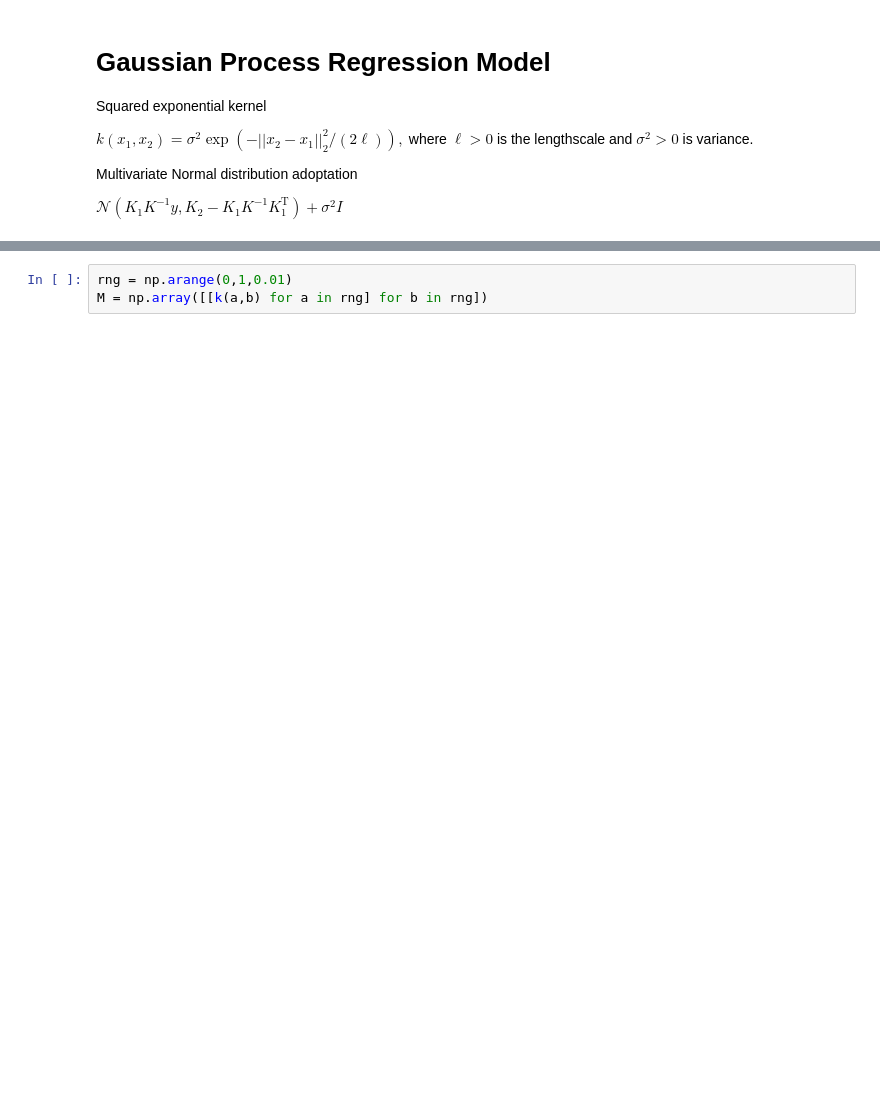
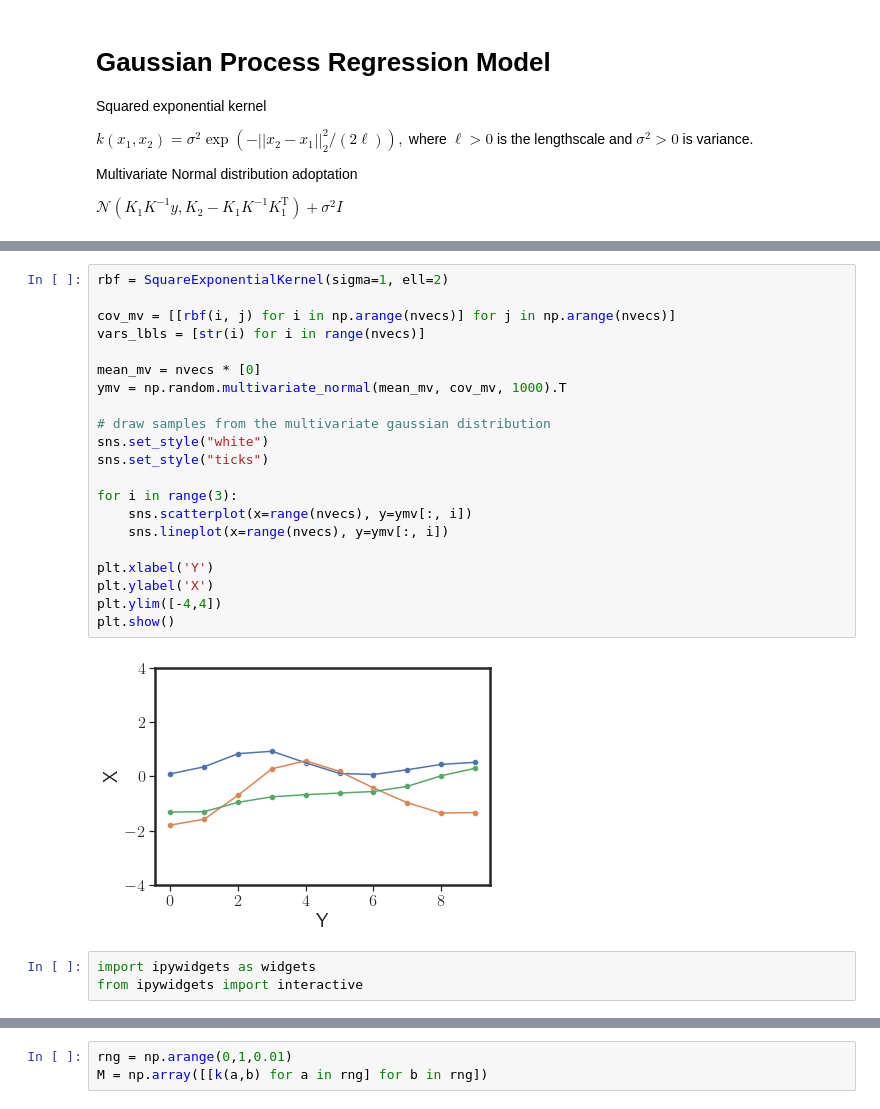
Before and after one commit to denyskononenko/datasciencesnippets, a Jupyter notebook: gpr/gpr.ipynb, the cells around one changed output, grey strips where cells are left out. Drawn from its saved outputs; the diff is of its cells as text; blank space fills up the shorter version.

Commit message:
feat: interactive GPR update

```diff
--- a/gpr/gpr.ipynb
+++ b/gpr/gpr.ipynb
@@ -38,0 +150,26 @@ class GPR:
+# %%
+rbf = SquareExponentialKernel(sigma=1, ell=2)
+
+cov_mv = [[rbf(i, j) for i in np.arange(nvecs)] for j in np.arange(nvecs)]
+vars_lbls = [str(i) for i in range(nvecs)]
+
+mean_mv = nvecs * [0]
+ymv = np.random.multivariate_normal(mean_mv, cov_mv, 1000).T
+
+# draw samples from the multivariate gaussian distribution
+sns.set_style("white")
+sns.set_style("ticks")
+
+for i in range(3):
+    sns.scatterplot(x=range(nvecs), y=ymv[:, i])
+    sns.lineplot(x=range(nvecs), y=ymv[:, i])
+
+plt.xlabel('Y')
+plt.ylabel('X')
+plt.ylim([-4,4])
+plt.show()
+# %% [output]
+[figure, added]
+# %%
+import ipywidgets as widgets
+from ipywidgets import interactive
```
Also changed, not shown: parts of 15 cells of this notebook.
